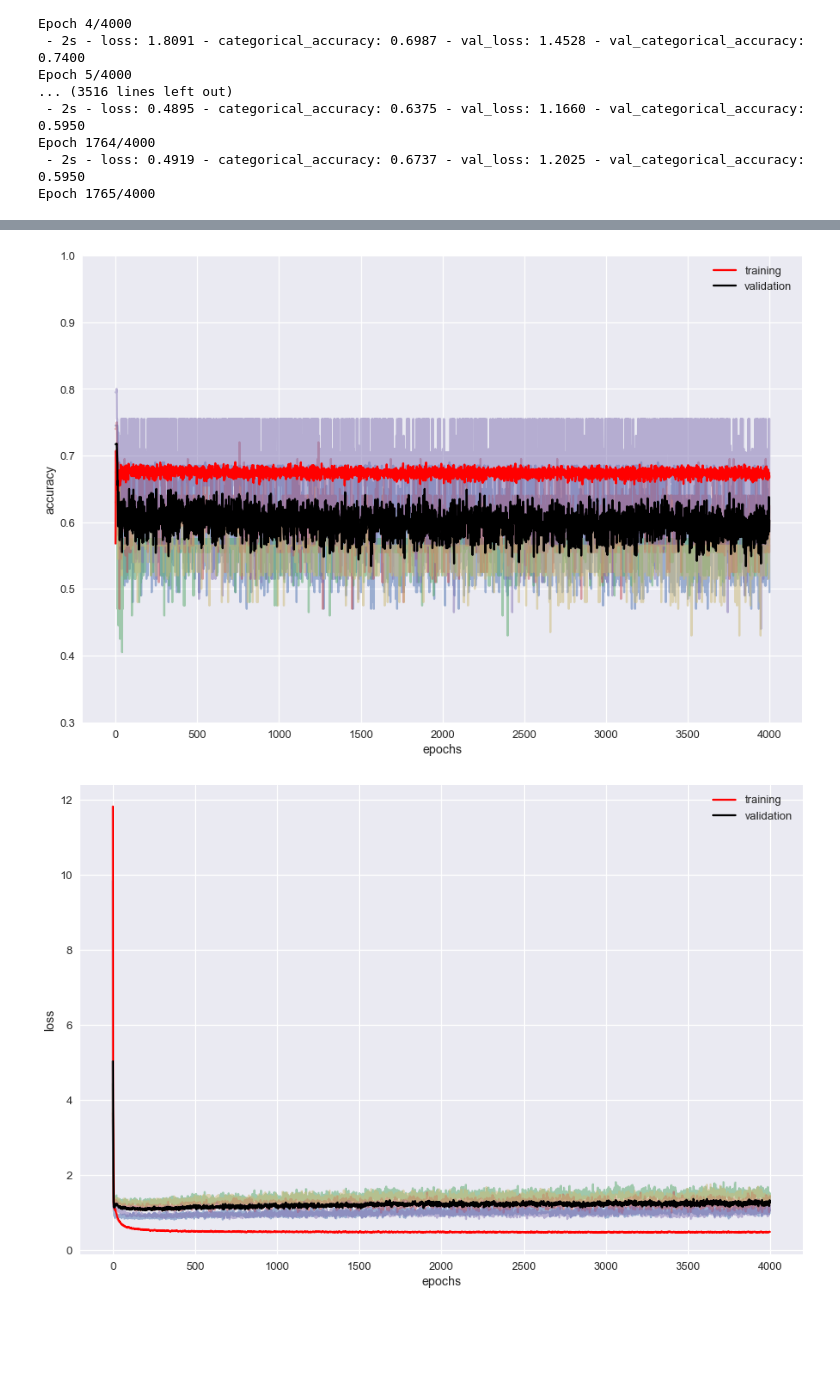
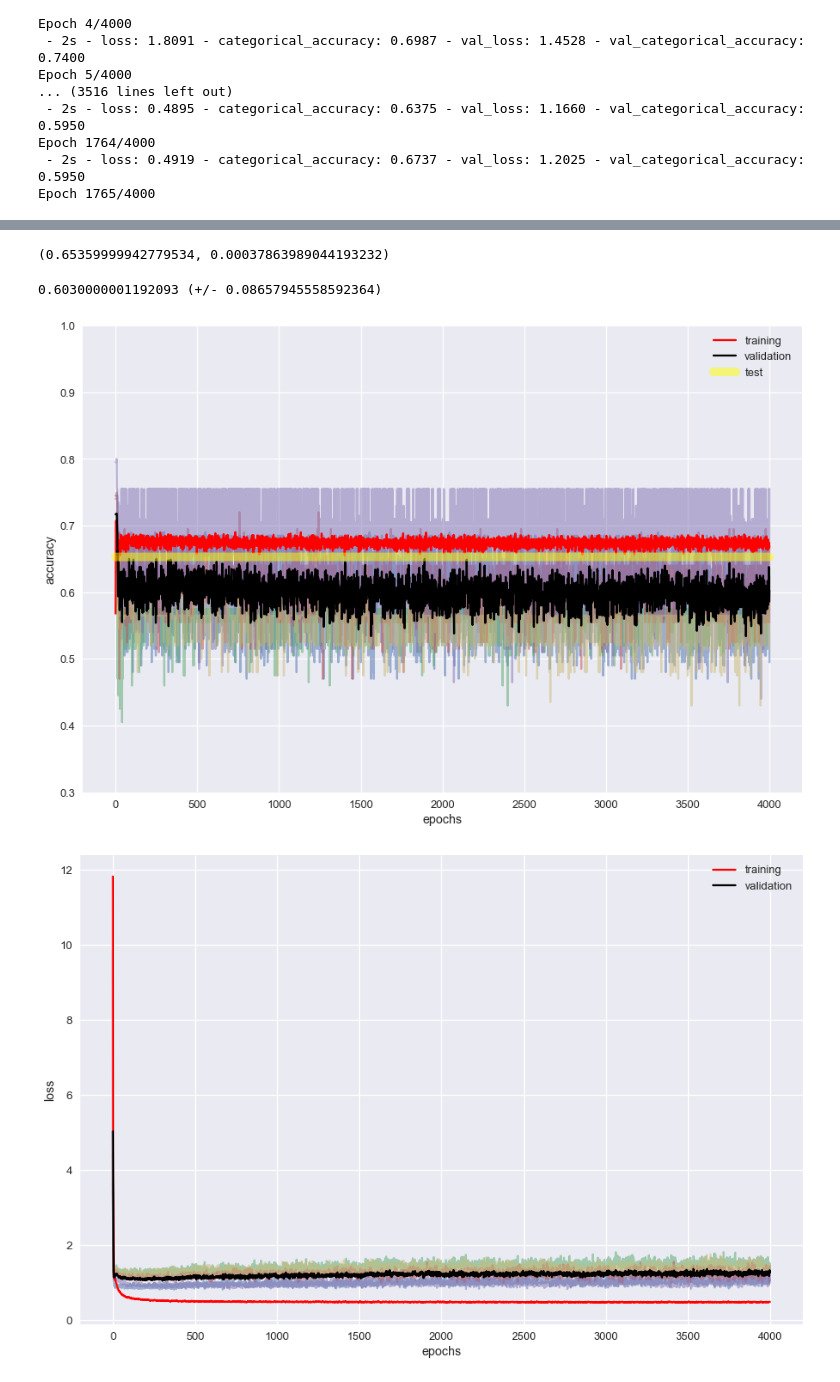
Before and after one commit to oguzserbetci/argmin2017, a Jupyter notebook: PointerNetwork.ipynb, the cells around one changed output, grey strips where cells are left out. Saved outputs shown, nothing was run; the diff lists cells and outputs as text; code cells hidden in the pictures; blank space fills up the shorter version.

```diff
--- a/PointerNetwork.ipynb
+++ b/PointerNetwork.ipynb
@@ -57,10 +58,11 @@ Counter({1: 259, 3: 96, 5: 76, 2: 55, 4: 51, 6: 37, 7: 1, 9: 1})
 # %%
 # pad with zeros, truncate longer than 6
 X = pad_sequences(docs, dtype=float, truncating='post',padding='post')
-
-# convert links 1,1,2 -> [1,0,0]
-#                        [1,0,0]
-#                        [0,1,0]
-Y = np.array([to_categorical(np.array(y)-1, num_classes=10) for y in links])
+print(X.shape)
+# convert links 1,1,2 -> [1,0,0,0]
+#                        [1,0,0,0]
+#                        [0,1,0,0]
+#                        [0,0,0,0]
+Y = np.array([to_categorical(np.array(y)-1, num_classes=X.shape[1]) for y in links])
 Y_ind = [len(y) for y in Y]
 Y = pad_sequences(Y, dtype=int, truncating='post', padding='post')
@@ -80,7 +120,7 @@ def create_model(seq_len, hidden_size, dropout, masking):
     inp = Input(shape=(seq_len, 2641), name='input')
 
     if masking:
-        mask = Masking(mask_value=-1)(inp)
+        mask = Masking(mask_value=0)(inp)
         inputt = TimeDistributed(Dense(hidden_size, activation='sigmoid', kernel_regularizer='l2'), name='FC_input')(mask)
         encoder = Bidirectional(LSTM(hidden_size//2, return_sequences=True, name='encoder', recurrent_dropout=dropout, dropout=dropout))(inputt)
         decoder = LSTM(hidden_size, return_sequences=True, name='decoder', recurrent_dropout=dropout, dropout=dropout)(encoder)
@@ -88,6 +128,8 @@ def create_model(seq_len, hidden_size, dropout, masking):
         inputt = TimeDistributed(Dense(hidden_size, activation='sigmoid', kernel_regularizer='l2'), name='FC_input')(inp)
         encoder = Bidirectional(LSTM(hidden_size//2, return_sequences=True, name='encoder', recurrent_dropout=dropout, dropout=dropout))(inputt)
         decoder = LSTM(hidden_size, return_sequences=True, name='decoder', recurrent_dropout=dropout, dropout=dropout)(encoder)
+
+    typ = TimeDistributed(Dense(hidden_size, use_bias=True, kernel_regularizer='l2'), name='type')(encoder)
 
     # glorot_uniform initializer:
     # uniform([-limit,limit]) where limit = sqrt(6/(in+out))
@@ -112,7 +154,7 @@ def create_model(seq_len, hidden_size, dropout, masking):
     attention = Lambda(lambda x: K.squeeze(x, -1))(attention)
     attention = softmax(attention)
 
-    model = Model(inputs=inp, outputs=attention)
+    model = Model(inputs=inp, outputs=[attention, typ])
     return model
 # %%
 model = create_model(seq_len=6, hidden_size=512, dropout=.9, masking=False)
@@ -139,19 +163,12 @@ ________________________________________________________________________________
 adam = Adam()
 tensorboad = TensorBoard()
 # %%
-hidden_size = 512
-seq_len = X.shape[1]
-nb_epochs = 1000
-batch_size = 10
-dropout = .9
+fixed_params = dict(hidden_size=512, seq_len=X.shape[1], nb_epoch=4000, batch_size=10, dropout=.9)
+
+paramsearch = [
+    dict(c_weights=True,  embedding=False),
+    dict(c_weights=False, embedding=False),
+]
-# %%
-fixed_params = dict(hidden_size=512, seq_len=X.shape[1], nb_epoch=4000, batch_size=10, dropout=.9)
-
-paramsearch = [
-    dict(c_weights=True, padding=0, masking=False),
-#     dict(c_weights=False, padding=-1, masking=True),
-#     dict(c_weights=False, padding=-1, masking=False),
-]
 # %%
 for param in paramsearch:
     param.update(fixed_params)
@@ -261,3 +317,7 @@ Epoch 1765/4000
+# %%
+np.mean(test[:,1]), np.var(test[:,1])
+# %% [output]
+(0.65359999942779534, 0.00037863989044193232)
 # %%
 pad_sequences([pad_sequences(to_categorical(np.array(y)-1),maxlen=10) for y in links],maxlen=10)
 # %%
@@ -265,22 +325,24 @@ params
 # %%
 histories[0].model
 # %%
-val_acc = [h.history['val_categorical_accuracy'][-1] for h in histories]
+val_acc = [h.history['val_categorical_accuracy'][-1] for h in histories[0]]
 print("{} (+/- {})".format(np.mean(val_acc), np.std(val_acc)))
+# %% [output]
+0.6030000001192093 (+/- 0.08657945558592364)
 # %%
 sns.set_context('talk')
 plt.figure(figsize=(15,10))
 plt.ylim([0.3,1])
 x = np.arange(len(histories[0][0].history['val_categorical_accuracy']))
 [plt.plot(x,h.history['val_categorical_accuracy'],alpha=.5) for h in histories[0]];
 plt.plot(x,np.mean([h.history['categorical_accuracy'] for h in histories[0]],axis=0),c='red', label='training')
 plt.plot(x,np.mean([h.history['val_categorical_accuracy'] for h in histories[0]],axis=0),c='black', label='validation')
-# plt.plot(n,[0.619]*4000, c='yellow', linewidth=10, alpha=.5, label='test')
+plt.plot(x,[0.653]*4000, c='yellow', linewidth=10, alpha=.5, label='test')
 plt.xlabel('epochs')
 plt.ylabel('accuracy')
 plt.legend();
 # %% [output]
-[figure, old version]
+[figure, new version]
 # %%
 sns.set_context('talk')
 plt.figure(figsize=(15,10))
```
Also changed, not shown: parts of 20 cells of this notebook, 1 other file.
